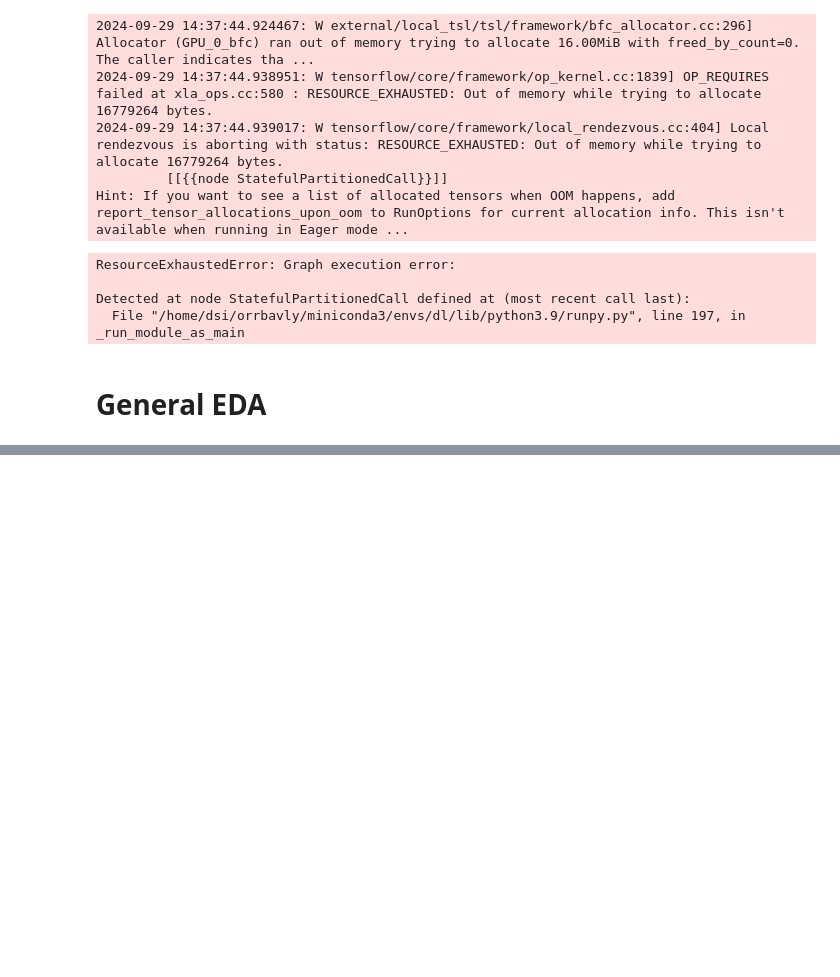
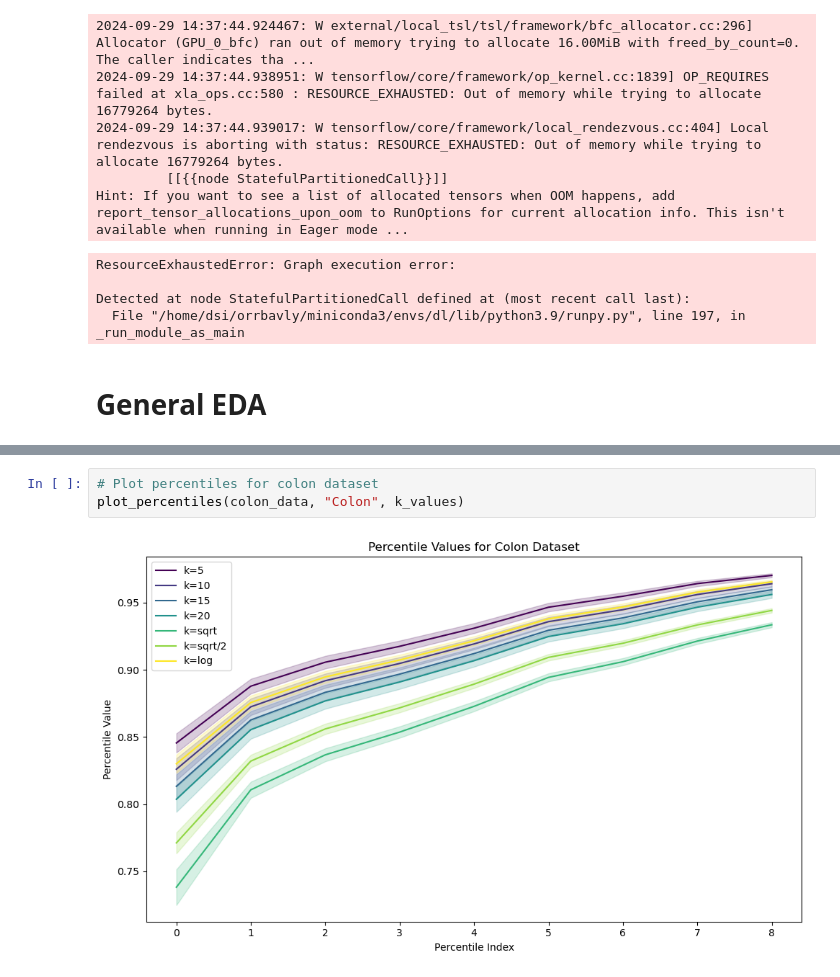
Before and after one commit to OrrBav/GNN_project, a Jupyter notebook: percentile_eda.ipynb, the cells around one changed output, grey strips where cells are left out. Drawn from its saved outputs; the diff is of its cells as text; blank space fills up the shorter version.

```diff
--- a/percentile_eda.ipynb
+++ b/percentile_eda.ipynb
@@ -650,0 +1067,5 @@ Detected at node StatefulPartitionedCall defined at (most recent call last):
+# %%
+# Plot percentiles for colon dataset
+plot_percentiles(colon_data, "Colon", k_values)
+# %% [output]
+[figure, added]
```
Also changed, not shown: parts of 66 cells of this notebook, 4 other files.
